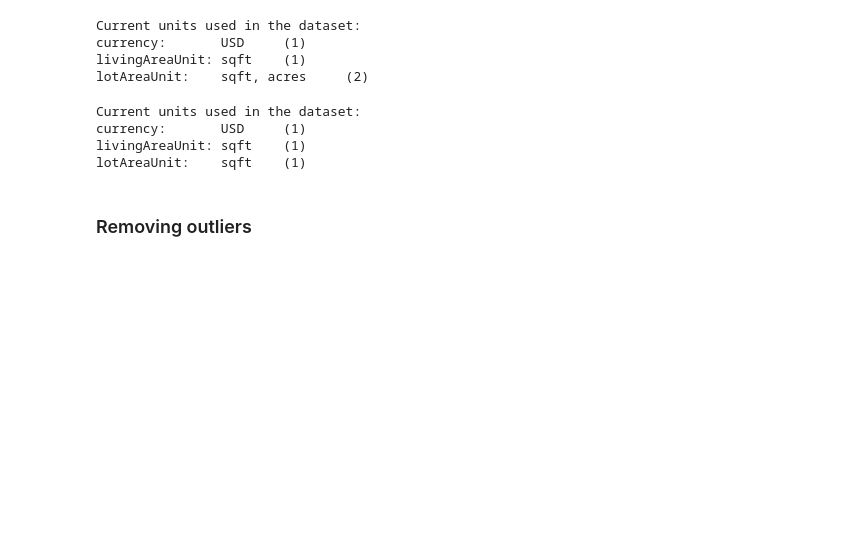
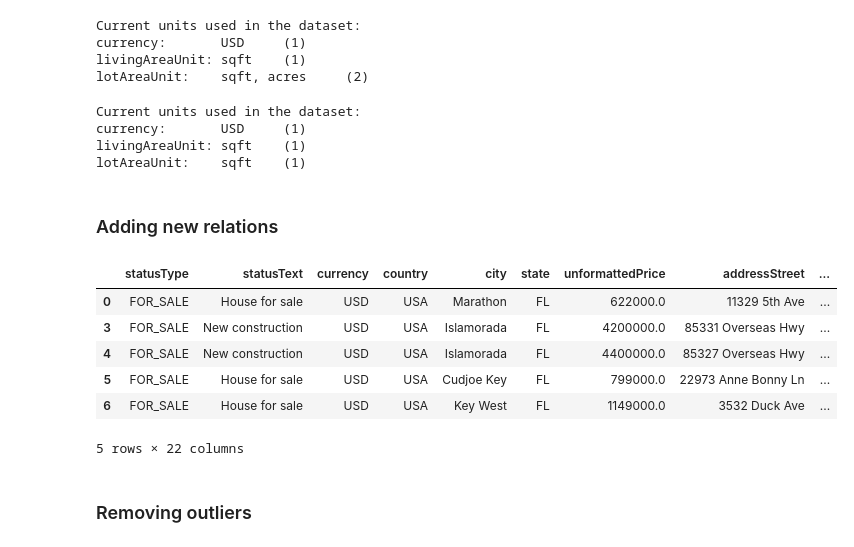
Before and after one commit to LimaBD/math3-unsam, a Jupyter notebook: PDP/properties_analysis.ipynb, the cells around one changed output. Drawn from its saved outputs; the diff is of its cells as text; code cells hidden in the pictures; blank space fills up the shorter version.

```diff
--- a/PDP/properties_analysis.ipynb
+++ b/PDP/properties_analysis.ipynb
@@ -148,6 +200,24 @@ Current units used in the dataset:
 currency:       USD     (1)
 livingAreaUnit: sqft    (1)
 lotAreaUnit:    sqft    (1)
+# %% [markdown]
+### Adding new relations
+# %%
+# Relation between price and lot area
+df['pricePerLotArea'] = df['unformattedPrice'] / df['livingArea']
+
+# Relation between price and living area
+df['pricePerLivingArea'] = df['unformattedPrice'] / df['lotAreaValue']
+
+df.head()
+# %% [output]
+|  | statusType | statusText | currency | country | city | state | unformattedPrice | addressStreet | ... |
+| 0 | FOR_SALE | House for sale | USD | USA | Marathon | FL | 622000.0 | 11329 5th Ave | ... |
+| 3 | FOR_SALE | New construction | USD | USA | Islamorada | FL | 4200000.0 | 85331 Overseas Hwy | ... |
+| 4 | FOR_SALE | New construction | USD | USA | Islamorada | FL | 4400000.0 | 85327 Overseas Hwy | ... |
+| 5 | FOR_SALE | House for sale | USD | USA | Cudjoe Key | FL | 799000.0 | 22973 Anne Bonny Ln | ... |
+| 6 | FOR_SALE | House for sale | USD | USA | Key West | FL | 1149000.0 | 3532 Duck Ave | ... |
+5 rows × 22 columns
 # %% [markdown]
 ### Removing outliers
 # %%
```
Also changed, not shown: parts of 8 cells of this notebook, 5 other files.
